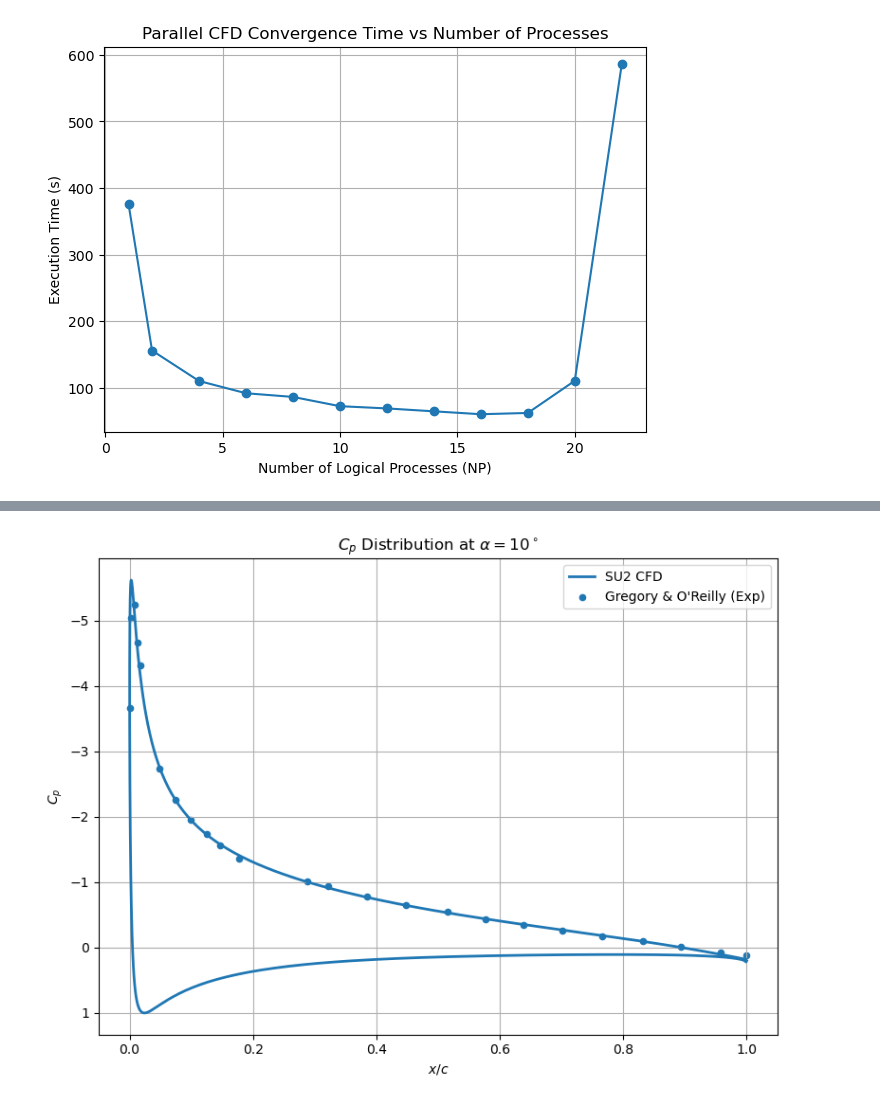
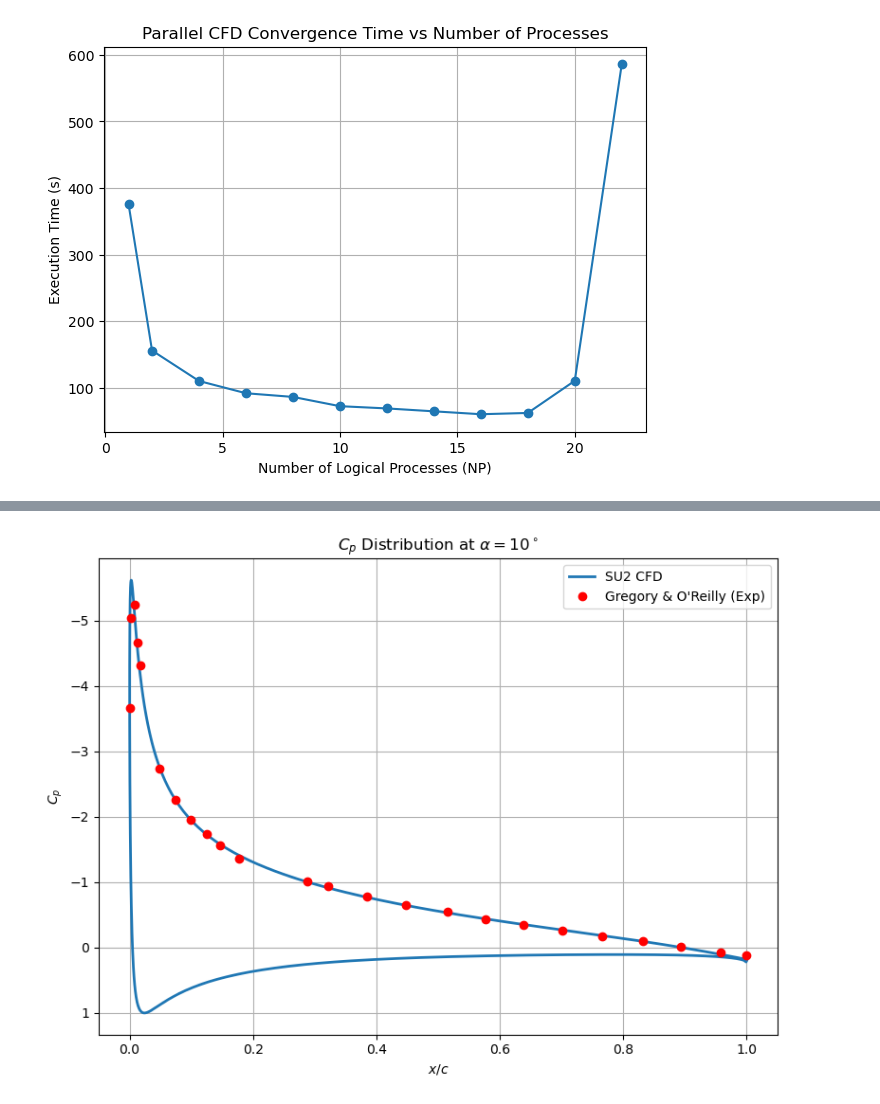
Before and after one commit to nikitaaa27/AE462-git, a Jupyter notebook: Lab3/lab3.ipynb, the cells around one changed output, grey strips where cells are left out. Drawn from its saved outputs; the diff is of its cells as text; code cells hidden in the pictures.

```diff
--- a/Lab3/lab3.ipynb
+++ b/Lab3/lab3.ipynb
@@ -241,32 +232,32 @@ exp_file = os.path.join(data_dir, "GregoryCp.csv")
 # load data
 su2 = pd.read_csv(su2_file)
 exp = pd.read_csv(exp_file)
 
 # SU2 data
 x_su2 = su2["x"]
 cp_su2 = su2["Pressure"] / 0.5   # convert pressure to Cp per lab instructions
 
 # experimental data
 x_exp = exp["x/c"]
 cp_exp = exp["Cp"]
 
 # plot
 plt.figure(figsize=(8, 6))
 
 plt.plot(x_su2, cp_su2, linewidth=2, label="SU2 CFD")
-plt.scatter(x_exp, cp_exp, s=20, label="Gregory & O'Reilly (Exp)")
+plt.plot(x_exp, cp_exp, "o", label="Gregory & O'Reilly (Exp)", color = "red")
 
 plt.xlabel(r"$x/c$")
 plt.ylabel(r"$C_p$")
 plt.title(r"$C_p$ Distribution at $\alpha = 10^\circ$")
 plt.grid(True)
 plt.legend()
 
 # aerodynamic convention: more negative Cp appears higher
 plt.gca().invert_yaxis()
 
 plt.tight_layout()
 plt.savefig(os.path.join(output_dir, "Cp_vs_xc_AOA10.pdf"), bbox_inches="tight")
 plt.show()
 # %% [output]
-[figure, old version]
+[figure, new version]
```
Also changed, not shown: parts of 1 cell of this notebook, 8 other files.
